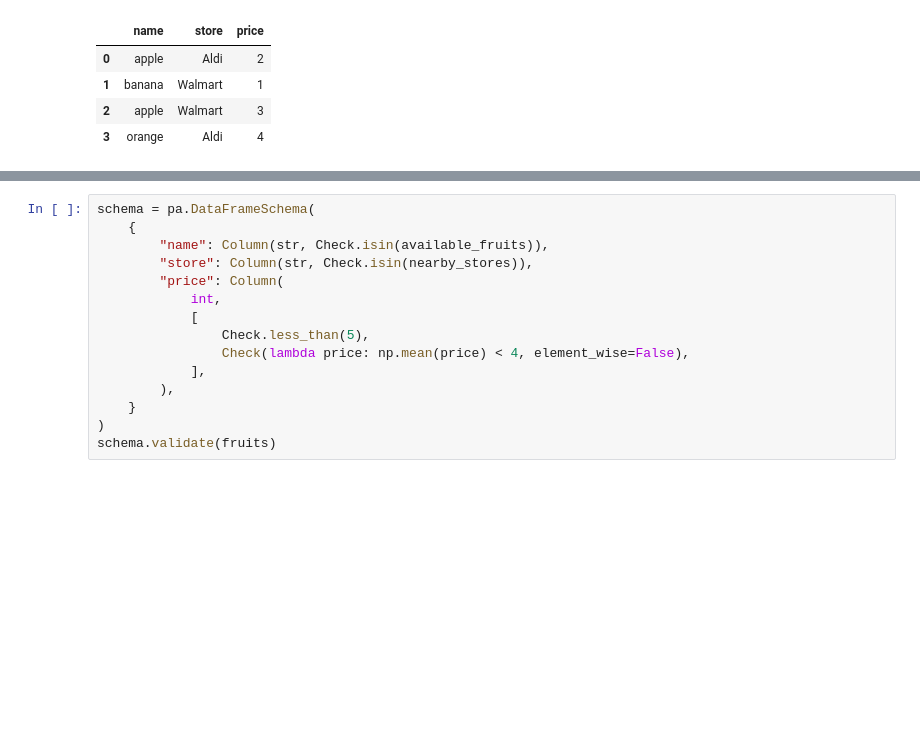
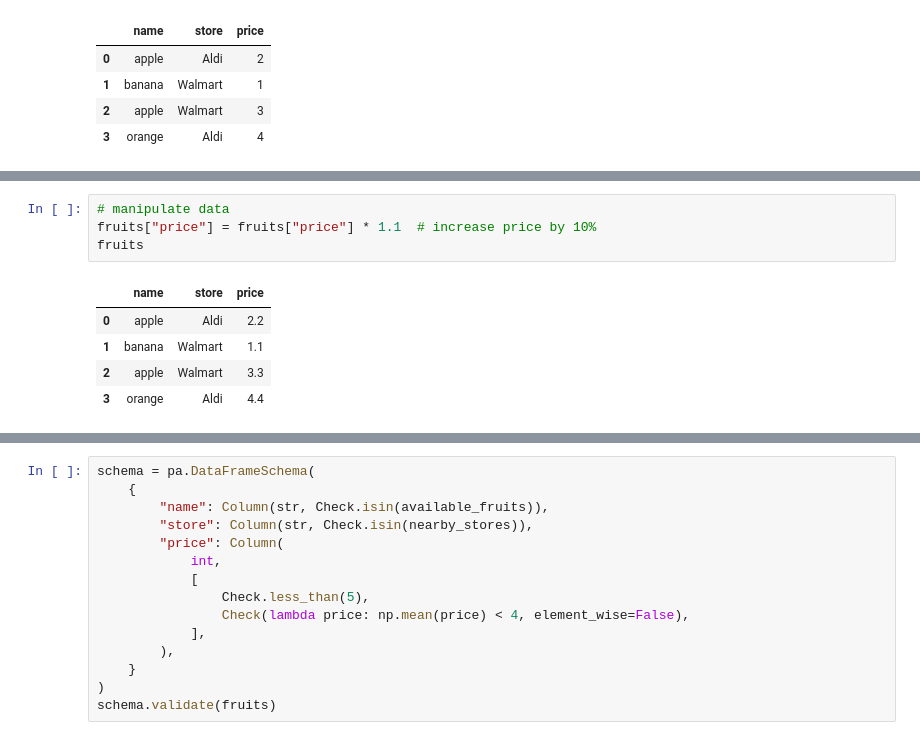
Before and after one commit to anatolyburtsev/PythonTricks, a Jupyter notebook: pandera/pandera.ipynb, the cells around one changed output, grey strips where cells are left out. Drawn from its saved outputs; the diff is of its cells as text; blank space fills up the shorter version.

```diff
--- a/pandera/pandera.ipynb
+++ b/pandera/pandera.ipynb
@@ -52,0 +83,10 @@ fruits
+# %%
+# manipulate data
+fruits["price"] = fruits["price"] * 1.1  # increase price by 10%
+fruits
+# %% [output]
+|  | name | store | price |
+| 0 | apple | Aldi | 2.2 |
+| 1 | banana | Walmart | 1.1 |
+| 2 | apple | Walmart | 3.3 |
+| 3 | orange | Aldi | 4.4 |
```
Also changed, not shown: parts of 33 cells of this notebook.
